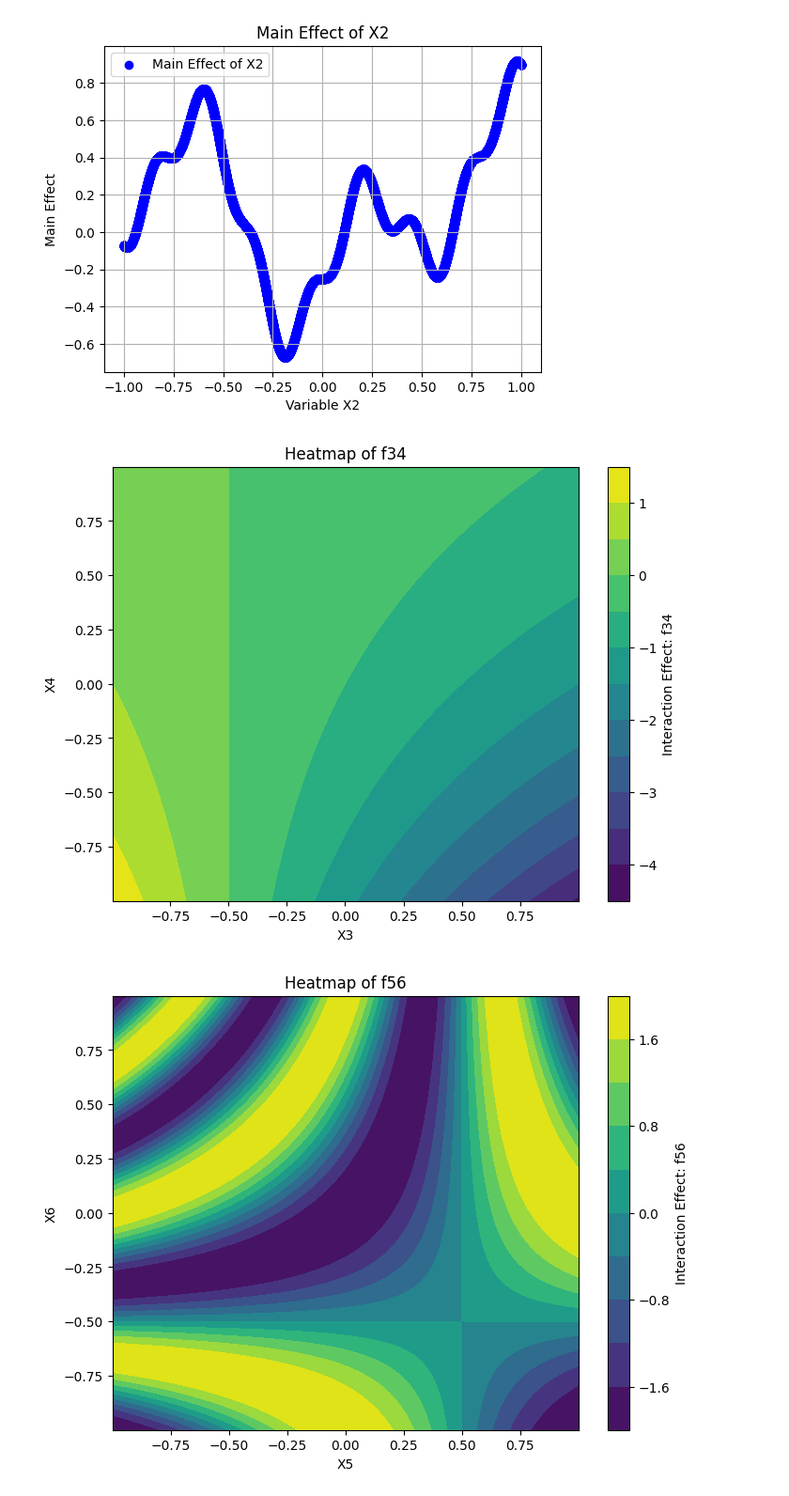
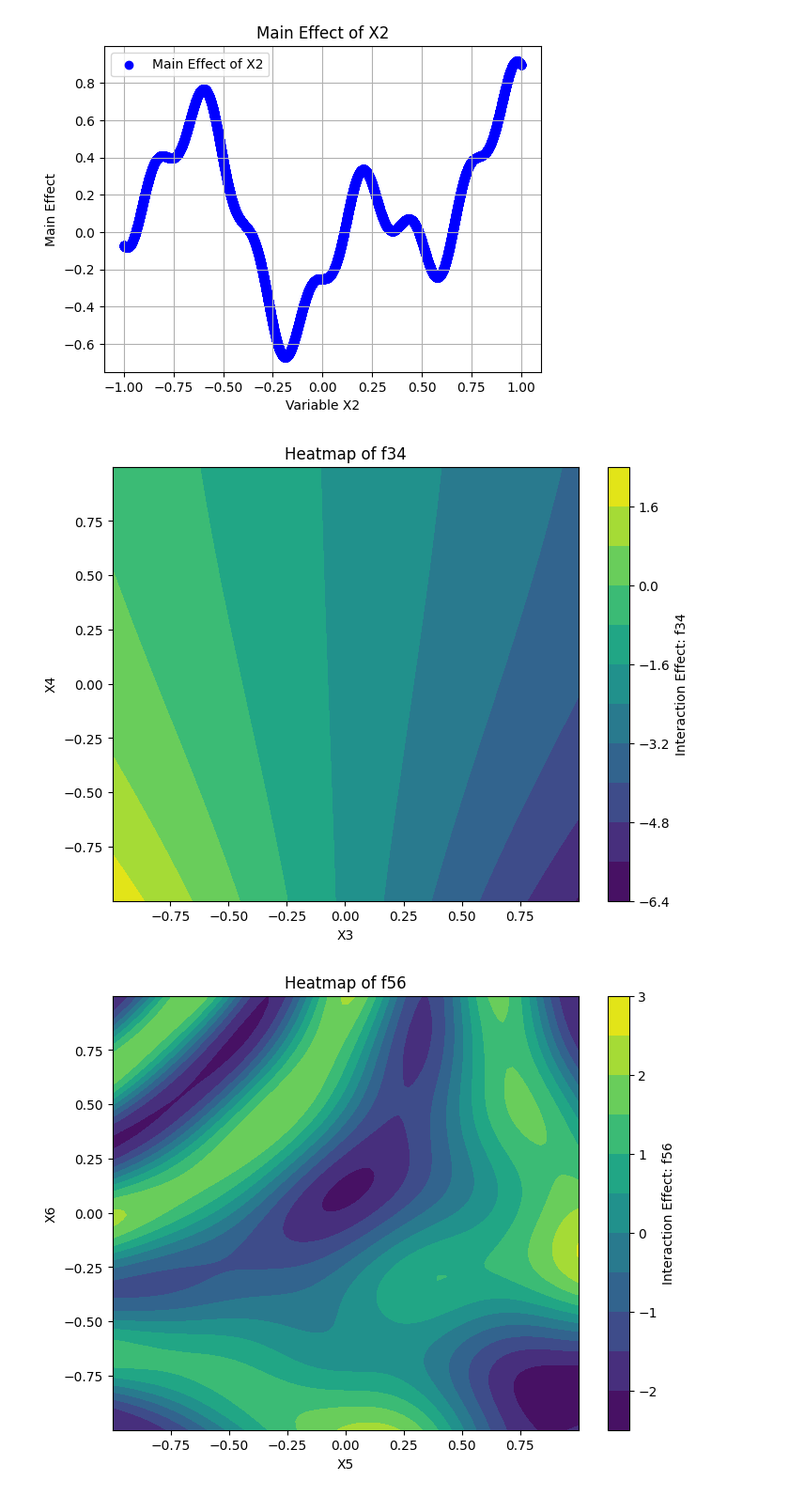
Before and after one commit to tupho289/Honours, a Jupyter notebook: synthetic_data_generation.ipynb, the cells around one changed output. Shown at 94% size. Saved outputs shown, nothing was run; the diff lists cells and outputs as text; code cells hidden in the pictures.

```diff
--- a/synthetic_data_generation.ipynb
+++ b/synthetic_data_generation.ipynb
@@ -193,41 +197,41 @@ for i in range(1,len(variables) + 1):
 # %%
 #-------------------------- plot the pairwise interaction effect --------------------------
 # Interaction plots
 interaction_pairs = {
     "f34": ("X3", "X4"),
     "f56": ("X5", "X6")
     # "f78": ("X7", "X8")
 }
 
 # Loop through each interaction effect and plot the heatmap
 for interaction, (var1, var2) in interaction_pairs.items():
     x1 = variables[var1]
     x2 = variables[var2]
 
     # Create a meshgrid for plotting
     X1, X2 = np.meshgrid(np.linspace(x1.min(), x1.max(), 100), np.linspace(x2.min(), x2.max(), 100))
 
     # Calculate the interaction effect using the defined function
     if interaction == "f34":
-        Y = - (X1 + 0.5) * np.exp(-X2)
-        # Y = - (X1 + 1) * np.abs(X2 - 0.3)
+        # Y = - (X1 + 0.5) * np.exp(-X2)
+        Y = -(X1 + 0.5)*np.exp(-X2) + (np.exp(-X2) + (X1 + 0.5)*(np.exp(-1) - np.exp(1)))/2 - 1.175
     elif interaction == "f56":
-        Y = 2 * np.sin(2 * np.pi * (X1 - 0.5) * (X2 + 0.5))
-        # Y = 2 * np.sin(2 * np.pi * (X1) * (X2))
-    # elif interaction == "f78":
-    #     Y = np.exp(-2 * X1**2 - (12 * X1**2 + 10 * X2**2 - 5)**2)
+        # Y = 2 * np.sin(2 * np.pi * (X1 - 0.5) * (X2 + 0.5))
+        Y = 2 * np.sin(2 * np.pi * (X1 - 0.5) * (X2 + 0.5)) + \
+                1/(4*np.pi*(X1 - 0.5))*(np.cos(3*np.pi*(X1 - 0.5)) - np.cos(-np.pi*(X1 - 0.5))) + \
+                1/(2*np.pi*(X2 + 0.5))*(np.cos(np.pi*(X2 + 0.5)) - np.cos(-3*np.pi*(X2 + 0.5))) + 0.0747
 
     # Create the heatmap
     plt.figure(figsize = (8, 6))
     plt.contourf(X1, X2, Y, levels = 10)
     plt.colorbar(label = f'Interaction Effect: {interaction}')
     plt.title(f'Heatmap of {interaction}')
     plt.xlabel(var1)
     plt.ylabel(var2)
     plt.show()
 # %% [output]
-[figure, old version]
+[figure, new version]
-[figure, old version]
+[figure, new version]
 # %%
 #-------------------------- generate target variables --------------------------
 data = pd.DataFrame(variables)
```
Also changed, not shown: parts of 1 cell of this notebook, 3 other files.
